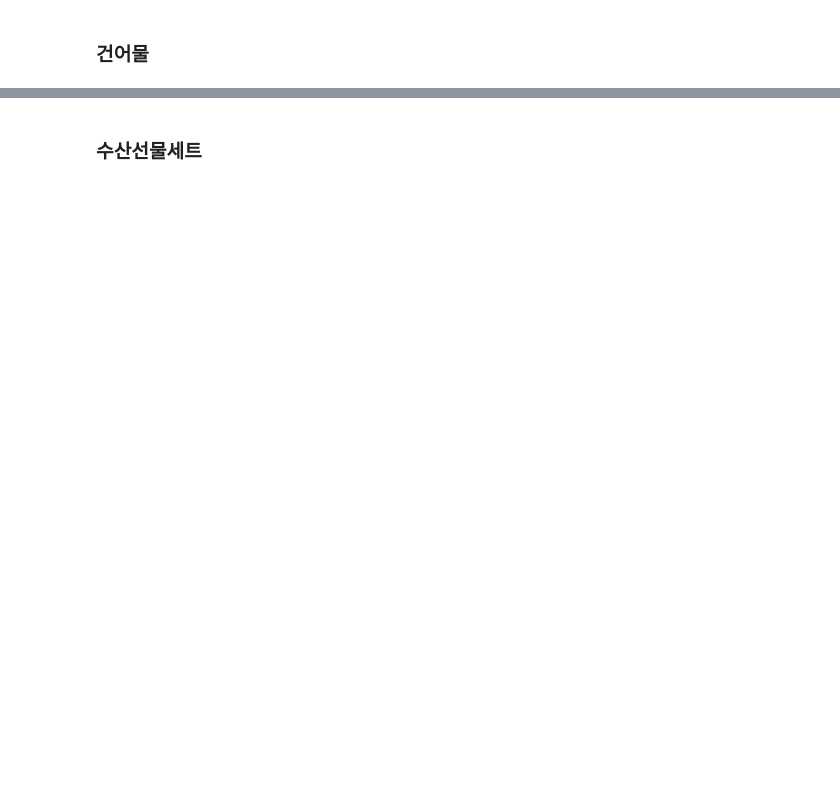
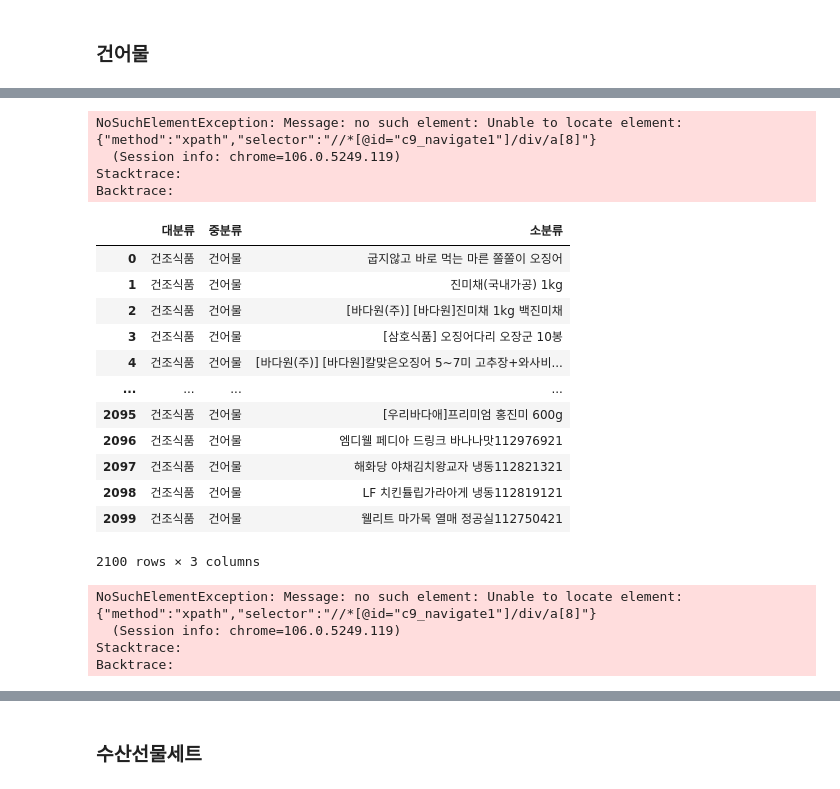
Before and after one commit to shinjangwoon/Store_Analysis, a Jupyter notebook: crawling/crawling.ipynb, the cells around one changed output, grey strips where cells are left out. Drawn from its saved outputs; the diff is of its cells as text; code cells hidden in the pictures; blank space fills up the shorter version.

```diff
--- a/crawling/crawling.ipynb
+++ b/crawling/crawling.ipynb
@@ -3851,0 +4027,63 @@ for f in range(1,36):
+# %%
+# 조미오징어
+조미오징어 = []
+driver.get('https://www.lotteon.com/search/render/render.ecn?render=nqapi&platform=pc&collection_id=9&login=Y&u9=navigate&u8=FC01070103&mallId=1')
+for f in range(1,36):
+    if f == 1:
+        name = driver.find_elements_by_class_name('srchProductUnitTitle')
+        time.sleep(2)
+        for named in range(0,len(name)):
+            조미오징어.append(name[named].text)
+        driver.find_element_by_xpath('//*[@id="c9_navigate1"]/div/a[7]').click()
+    else:
+        time.sleep(2)
+        name = driver.find_elements_by_class_name('srchProductUnitTitle')
+        for named in range(0,len(name)):
+            조미오징어.append(name[named].text)
+        driver.find_element_by_xpath('//*[@id="c9_navigate1"]/div/a[8]').click()
+# %% [output]
+NoSuchElementException: Message: no such element: Unable to locate element: {"method":"xpath","selector":"//*[@id="c9_navigate1"]/div/a[8]"}
+  (Session info: chrome=106.0.5249.119)
+Stacktrace:
+Backtrace:
+# %%
+조미오징어_df = pd.DataFrame(data=조미오징어, columns=['소분류'])
+조미오징어_df[['중분류', '대분류']] = ['건어물', '건조식품']
+조미오징어_df = 조미오징어_df[['대분류','중분류', '소분류']]
+조미오징어_df
+# %% [output]
+|  | 대분류 | 중분류 | 소분류 |
+| 0 | 건조식품 | 건어물 | 굽지않고 바로 먹는 마른 쫄쫄이 오징어 |
+| 1 | 건조식품 | 건어물 | 진미채(국내가공) 1kg |
+| 2 | 건조식품 | 건어물 | [바다원(주)] [바다원]진미채 1kg 백진미채 |
+| 3 | 건조식품 | 건어물 | [삼호식품] 오징어다리 오장군 10봉 |
+| 4 | 건조식품 | 건어물 | [바다원(주)] [바다원]칼맞은오징어 5~7미 고추장+와사비... |
+| ... | ... | ... | ... |
+| 2095 | 건조식품 | 건어물 | [우리바다애]프리미엄 홍진미 600g |
+| 2096 | 건조식품 | 건어물 | 엠디웰 페디아 드링크 바나나맛112976921 |
+| 2097 | 건조식품 | 건어물 | 해화당 야채김치왕교자 냉동112821321 |
+| 2098 | 건조식품 | 건어물 | LF 치킨튤립가라아게 냉동112819121 |
+| 2099 | 건조식품 | 건어물 | 웰리트 마가목 열매 정공실112750421 |
+2100 rows × 3 columns
+# %%
+# 쥐포
+쥐포 = []
+driver.get('https://www.lotteon.com/search/render/render.ecn?render=nqapi&platform=pc&collection_id=9&login=Y&u9=navigate&u8=FC01070110&mallId=1')
+for f in range(1,36):
+    if f == 1:
+        name = driver.find_elements_by_class_name('srchProductUnitTitle')
+        time.sleep(2)
+        for named in range(0,len(name)):
+            쥐포.append(name[named].text)
+        driver.find_element_by_xpath('//*[@id="c9_navigate1"]/div/a[7]').click()
+    else:
+        time.sleep(2)
+        name = driver.find_elements_by_class_name('srchProductUnitTitle')
+        for named in range(0,len(name)):
+            쥐포.append(name[named].text)
+        driver.find_element_by_xpath('//*[@id="c9_navigate1"]/div/a[8]').click()
+# %% [output]
+NoSuchElementException: Message: no such element: Unable to locate element: {"method":"xpath","selector":"//*[@id="c9_navigate1"]/div/a[8]"}
+  (Session info: chrome=106.0.5249.119)
+Stacktrace:
+Backtrace:
```
Also changed, not shown: parts of 34 cells of this notebook.
